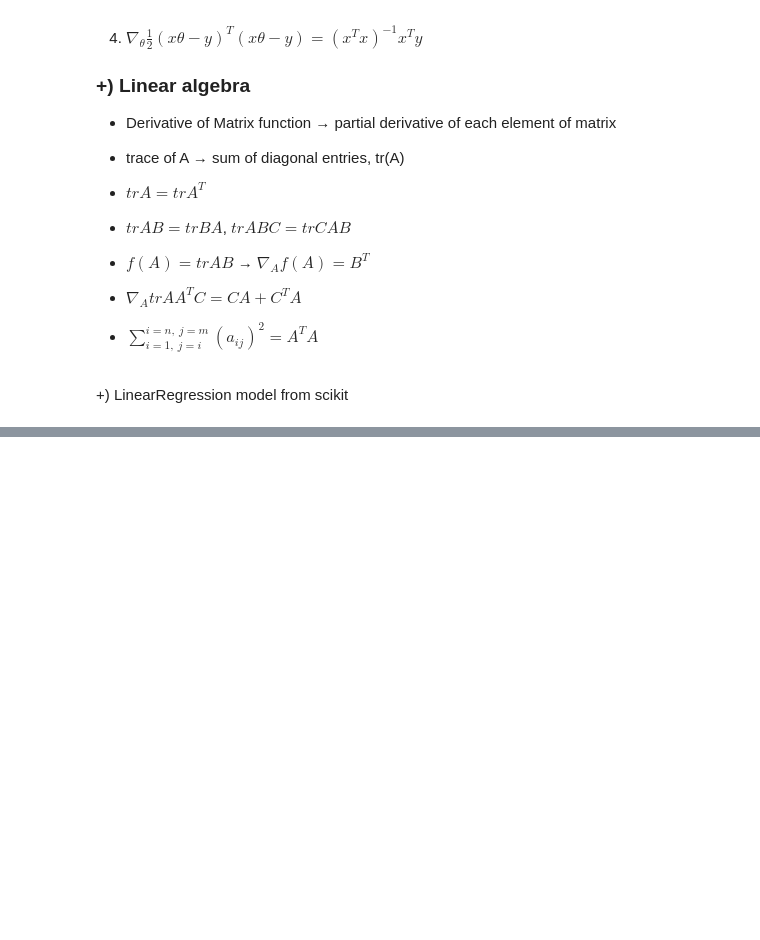
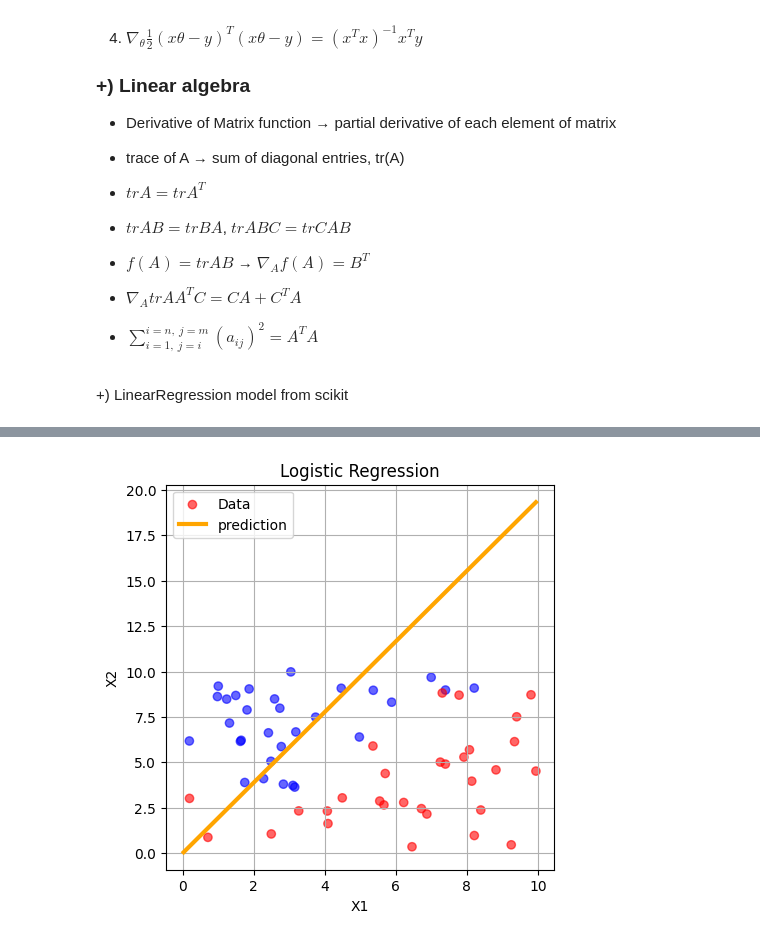
Before and after one commit to SeonUI/ML_CS229, a Jupyter notebook: C1_LinearRegression.ipynb, the cells around one changed output, grey strips where cells are left out. Cells and saved outputs as stored; diff of their text form; code cells hidden in the pictures; blank space fills up the shorter version.

```diff
--- a/C1_LinearRegression.ipynb
+++ b/C1_LinearRegression.ipynb
@@ -356,0 +380,31 @@ plt.show()
+# %%
+def perceptron(x):
+    return (x >= 0).astype(int)
+
+def perceptron_regression(X_train, Y_train, alpha = 0.001, epoch = 100):
+    theta = np.random.randn(np.shape(X_train)[1], 1)
+    theta
+
+    for i in range(epoch):
+        theta = theta + alpha * X_train.T @ (Y_train - perceptron(X_train @ theta))
+        #print(f"Epoch {i+1}: theta = {theta}")
+
+    return theta
+
+parameter = perceptron_regression(X_train, Y_train)
+
+plot_x1 = np.array([min(X[:,0]), max(X[:,0])])
+plot_x2 = plot_x1 * (-parameter[0][0] / parameter[1][0])
+
+plt.figure(figsize=(5, 5))
+colors = np.where(Y_test.flatten() == True, 'b', 'r')
+plt.scatter(X_test[:,0], X_test[:,1], c = colors, label = 'Data', alpha = 0.6)
+plt.plot(plot_x1, plot_x2, color='orange', linewidth=3, label='prediction')
+plt.title('Logistic Regression')
+plt.xlabel('X1')
+plt.ylabel('X2')
+plt.legend()
+plt.grid(True)
+plt.show()
+# %% [output]
+[figure, added]
```
Also changed, not shown: parts of 15 cells of this notebook.
